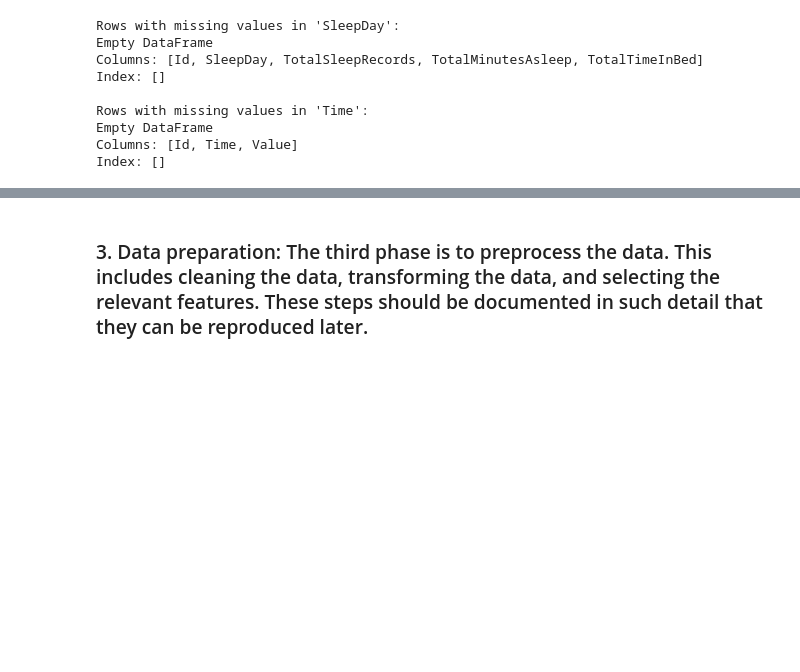
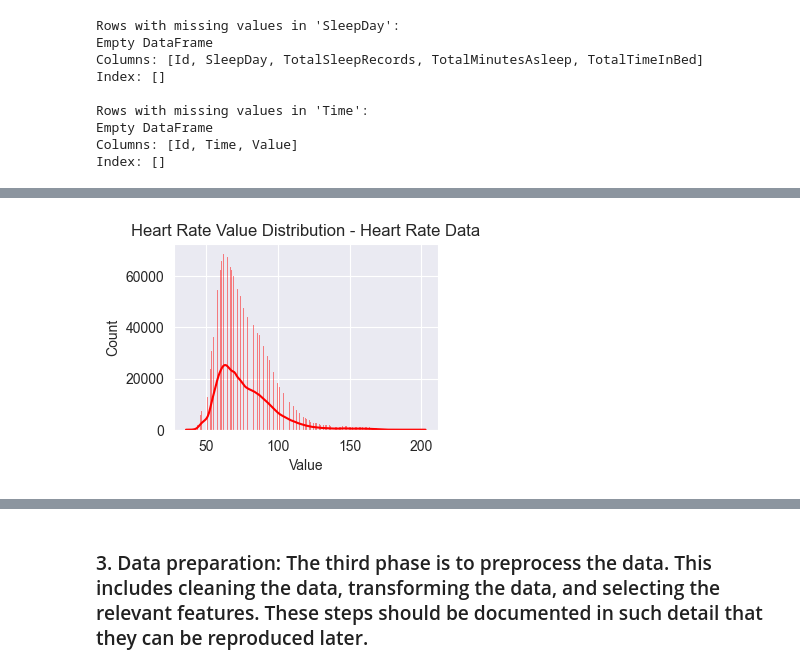
Before and after one commit to kismet85/dkkoAssignments, a Jupyter notebook: Projekti/Uni_ja_liikuntatottumukset.ipynb, the cells around one changed output, grey strips where cells are left out. Cells and saved outputs as stored; diff of their text form; code cells hidden in the pictures; blank space fills up the shorter version.

```diff
--- a/Projekti/Uni_ja_liikuntatottumukset.ipynb
+++ b/Projekti/Uni_ja_liikuntatottumukset.ipynb
@@ -108,35 +178,13 @@ Index: []
 # %%
+print("Summary Statistics for Daily Activity Data:")
+print(daily_activity.describe(), '\n')
 
-# Step 1: Ensure 'SleepDay' and 'Time' columns are converted to datetime
-sleep_data['SleepDay'] = pd.to_datetime(sleep_data['SleepDay'], format='%m/%d/%Y %I:%M:%S %p', errors='coerce')
-heartrate_data['Time'] = pd.to_datetime(heartrate_data['Time'], errors='coerce')
+print("Summary Statistics for Sleep Data:")
+print(sleep_data.describe(), '\n')
 
-# Step 2: Drop rows with NaT values in the key columns
-sleep_data = sleep_data.dropna(subset=['SleepDay'])
-heartrate_data = heartrate_data.dropna(subset=['Time'])
+print("Summary Statistics for Weight Data:")
+print(weight_data.describe(), '\n')
 
-# Step 3: Ensure both dataframes are sorted by the 'Id' and the respective datetime columns
-sleep_data_sorted = sleep_data.sort_values(by=['Id', 'SleepDay'], ascending=[True, True])
-heartrate_data_sorted = heartrate_data.sort_values(by=['Id', 'Time'], ascending=[True, True])
-
-# Step 4: Double-check that sorting was applied properly (for debugging)
-print("Sorted Sleep Data:")
-print(sleep_data_sorted[['Id', 'SleepDay']].head())  # Check top rows for correct sorting
-
-print("\nSorted Heart Rate Data:")
-print(heartrate_data_sorted[['Id', 'Time']].head())  # Check top rows for correct sorting
-
-# Step 5: Perform the as-of merge with direction='nearest'
-try:
-    merged_data = pd.merge_asof(sleep_data_sorted, heartrate_data_sorted,
-                                 by='Id',
-                                 left_on='SleepDay', right_on='Time',
-                                 direction='nearest')
-
-    # Check the merged data
-    print("\nMerged Data:")
-    print(merged_data.head())
-
-except ValueError as e:
-    print(f"Error during merge: {e}")
+print("Summary Statistics for Heart Rate Data:")
+print(heartrate_data.describe(), '\n')
 # %% [output]
@@ -202,0 +234,9 @@ plt.show()
+# %%
+plt.subplot(2, 2, 4)
+sns.histplot(heartrate_data['Value'], kde=True, color='red')
+plt.title('Heart Rate Value Distribution - Heart Rate Data')
+
+plt.tight_layout()
+plt.show()
+# %% [output]
+[figure, added]
```
Also changed, not shown: parts of 24 cells of this notebook.
